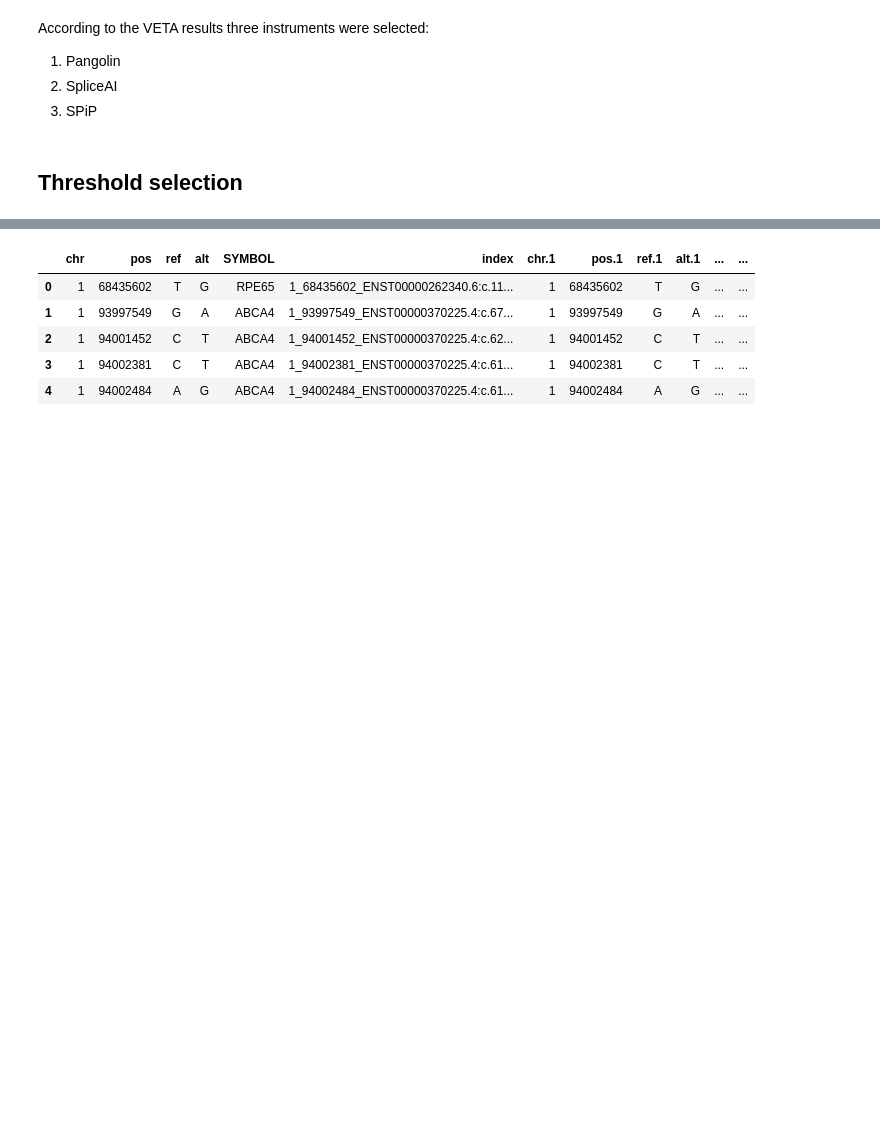
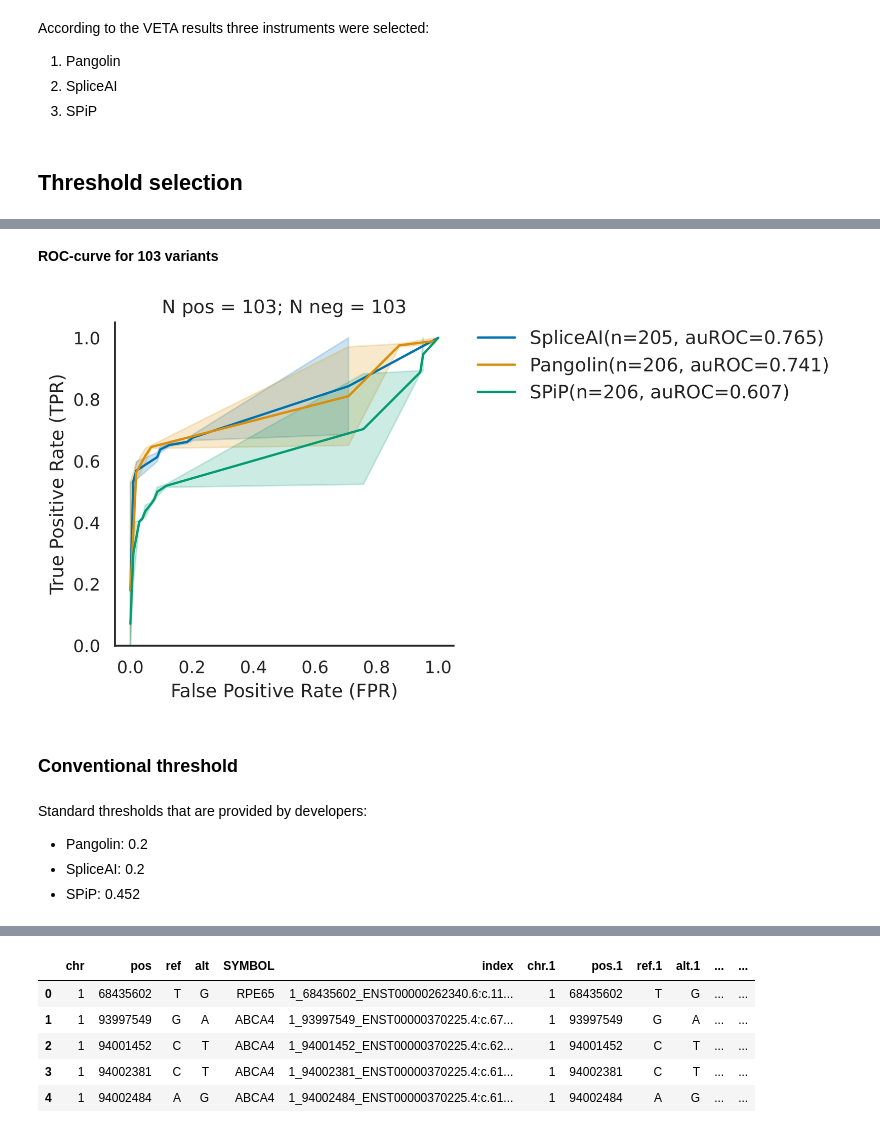
Before and after one commit to EkaterinShitik/IRD_prediction_assessment, a Jupyter notebook: Data_analysis.ipynb, the cells around one changed output, grey strips where cells are left out. Saved outputs shown, nothing was run; the diff lists cells and outputs as text; code cells hidden in the pictures; blank space fills up the shorter version.

Commit message:
Compare conventional scores with new ones

```diff
--- a/Data_analysis.ipynb
+++ b/Data_analysis.ipynb
@@ -18,0 +26,13 @@ To select optimal thresholds we analize two datasets that contain:
+# %% [markdown]
+**ROC-curve for 103 variants**
+# %%
+Image(filename='figures/ROC_103_Pang_SAI_SPiP.jpg')
+# %% [output]
+[figure, added]
+# %% [markdown]
+### Conventional threshold
+# %% [markdown]
+Standard thresholds that are provided by developers:
+- Pangolin: 0.2
+- SpliceAI: 0.2
+- SPiP: 0.452
```
Also changed, not shown: parts of 23 cells of this notebook.
